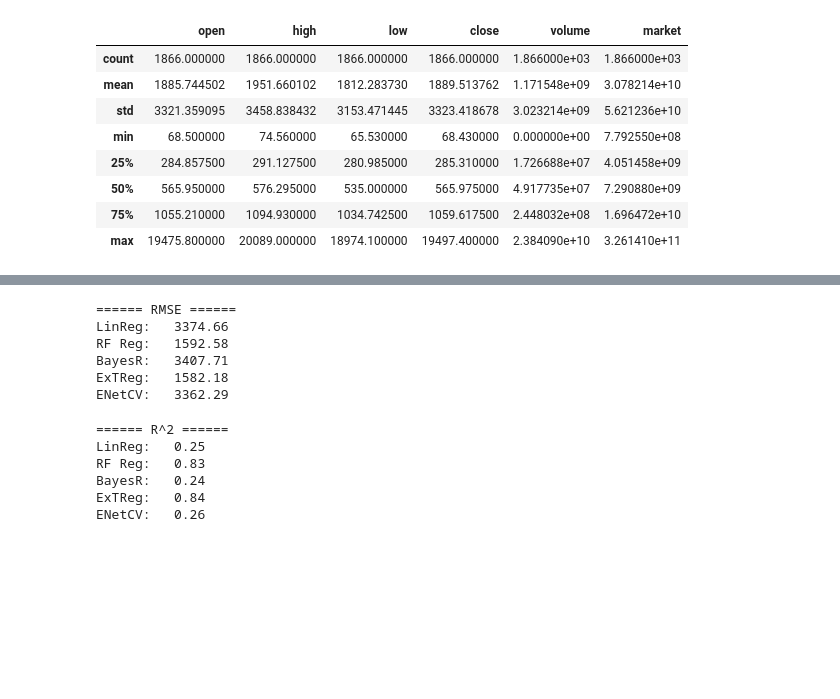
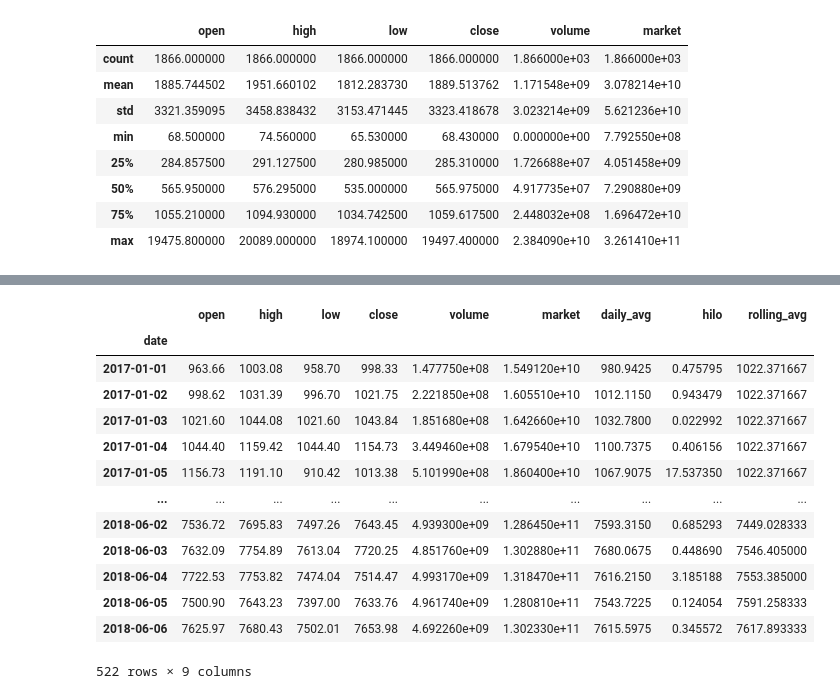
Before and after one commit to dokturdro/Data_Science, a Jupyter notebook: tseries_crypto_prediction/crypto_pred_pract.ipynb, the cells around one changed output, grey strips where cells are left out. Drawn from its saved outputs; the diff is of its cells as text; code cells hidden in the pictures; blank space fills up the shorter version.

```diff
--- a/tseries_crypto_prediction/crypto_pred_pract.ipynb
+++ b/tseries_crypto_prediction/crypto_pred_pract.ipynb
@@ -115,52 +94,0 @@ rolling_avg  0.226102     1.000000     1.000000     1.000000
-# %%
-# importing sklearn ML modules
-from sklearn.model_selection import cross_val_score, train_test_split
-from sklearn.linear_model import LinearRegression, BayesianRidge, ElasticNetCV
-from sklearn.preprocessing import MinMaxScaler
-from sklearn.model_selection import train_test_split
-from sklearn.metrics import mean_squared_error
-from sklearn.ensemble import RandomForestRegressor, ExtraTreesRegressor
-
-# shifting data to make space for a 3 months worth forecast, splitting for training
-df['forecast'] = df['daily_avg'].shift(-90)
-X = df.dropna().drop(['forecast'], axis=1)
-y = df.dropna()['forecast']
-X_train, X_test, y_train, y_test = train_test_split(X, y, test_size=0.2, random_state=43)
-forecast =  df.tail(90).drop(['forecast'], 1)
-
-# rescaling data
-scaler = MinMaxScaler(feature_range=(0,1))
-X = scaler.fit_transform(X)
-
-# list of lists with models to be tested
-classifiers = [['LinReg: ', LinearRegression()],
-               ['RF Reg: ', RandomForestRegressor(n_estimators=100)],
-               ['BayesR: ', BayesianRidge()],
-               ['ExTReg: ', ExtraTreesRegressor(n_estimators=200, min_samples_split=5)],
-               ['ENetCV: ', ElasticNetCV()]]
-
-# printing tested models' accuracy with root mean squared error and r squared
-print("====== RMSE ======")
-for name,classifier in classifiers:
-    classifier = classifier
-    classifier.fit(X_train, y_train)
-    predictions = classifier.predict(X_test)
-    print(name, ("% .2f" % np.sqrt(mean_squared_error(y_test, predictions))))
-# %% [output]
-====== RMSE ======
-LinReg:   3374.66
-RF Reg:   1592.58
-BayesR:   3407.71
-ExTReg:   1582.18
-ENetCV:   3362.29
-# %%
-print("====== R^2 ======")
-for name,classifier in classifiers:
-    print(name, ("% .2f" % classifier.score(X_test, y_test)))
-# %% [output]
-====== R^2 ======
-LinReg:   0.25
-RF Reg:   0.83
-BayesR:   0.24
-ExTReg:   0.84
-ENetCV:   0.26
@@ -166,0 +105,17 @@ ENetCV:   0.26
+# %%
+df
+# %% [output]
+|  | open | high | low | close | volume | market | daily_avg | hilo | rolling_avg |
+| date |  |  |  |  |  |  |  |  |  |
+| 2017-01-01 | 963.66 | 1003.08 | 958.70 | 998.33 | 1.477750e+08 | 1.549120e+10 | 980.9425 | 0.475795 | 1022.371667 |
+| 2017-01-02 | 998.62 | 1031.39 | 996.70 | 1021.75 | 2.221850e+08 | 1.605510e+10 | 1012.1150 | 0.943479 | 1022.371667 |
+| 2017-01-03 | 1021.60 | 1044.08 | 1021.60 | 1043.84 | 1.851680e+08 | 1.642660e+10 | 1032.7800 | 0.022992 | 1022.371667 |
+| 2017-01-04 | 1044.40 | 1159.42 | 1044.40 | 1154.73 | 3.449460e+08 | 1.679540e+10 | 1100.7375 | 0.406156 | 1022.371667 |
+| 2017-01-05 | 1156.73 | 1191.10 | 910.42 | 1013.38 | 5.101990e+08 | 1.860400e+10 | 1067.9075 | 17.537350 | 1022.371667 |
+| ... | ... | ... | ... | ... | ... | ... | ... | ... | ... |
+| 2018-06-02 | 7536.72 | 7695.83 | 7497.26 | 7643.45 | 4.939300e+09 | 1.286450e+11 | 7593.3150 | 0.685293 | 7449.028333 |
+| 2018-06-03 | 7632.09 | 7754.89 | 7613.04 | 7720.25 | 4.851760e+09 | 1.302880e+11 | 7680.0675 | 0.448690 | 7546.405000 |
+| 2018-06-04 | 7722.53 | 7753.82 | 7474.04 | 7514.47 | 4.993170e+09 | 1.318470e+11 | 7616.2150 | 3.185188 | 7553.385000 |
+| 2018-06-05 | 7500.90 | 7643.23 | 7397.00 | 7633.76 | 4.961740e+09 | 1.280810e+11 | 7543.7225 | 0.124054 | 7591.258333 |
+| 2018-06-06 | 7625.97 | 7680.43 | 7502.01 | 7653.98 | 4.692260e+09 | 1.302330e+11 | 7615.5975 | 0.345572 | 7617.893333 |
+522 rows × 9 columns
```
Also changed, not shown: parts of 11 cells of this notebook, 2 other files.
